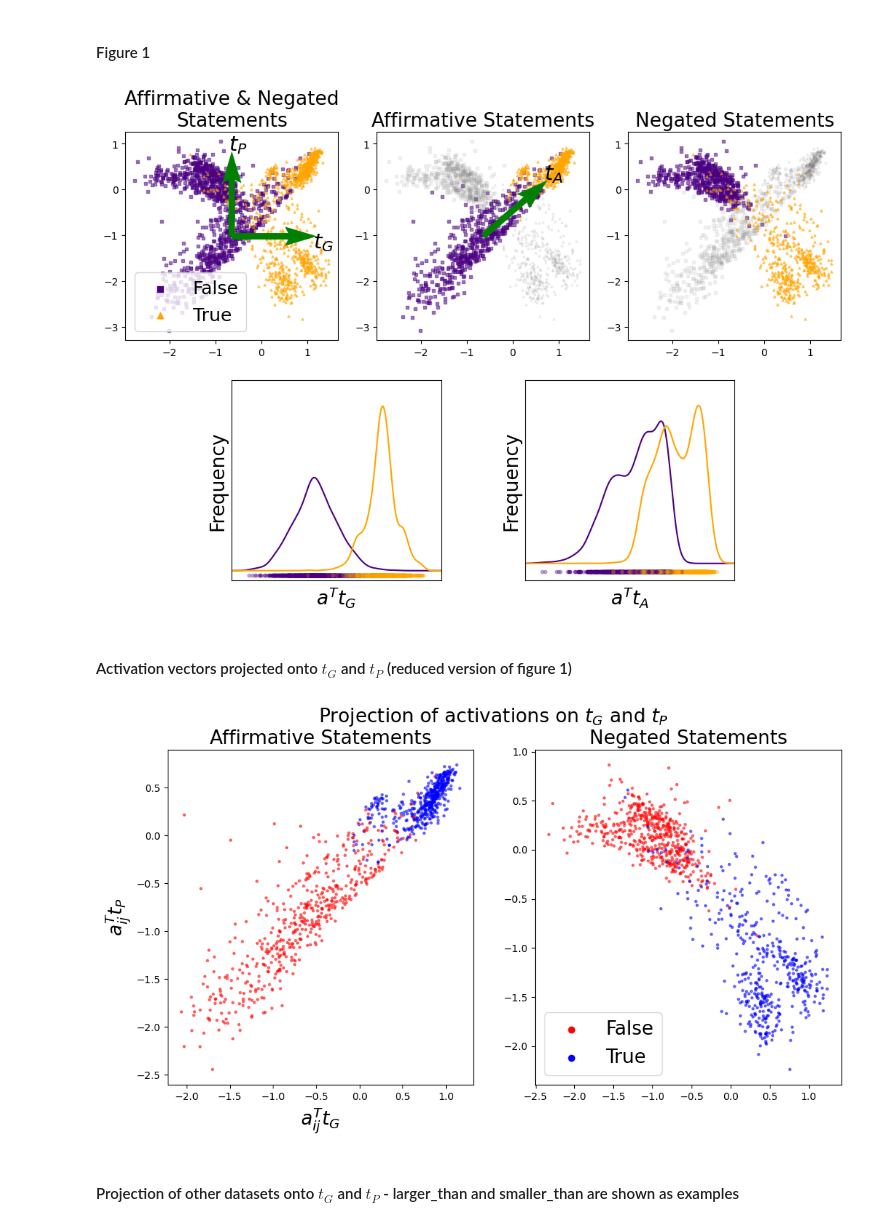
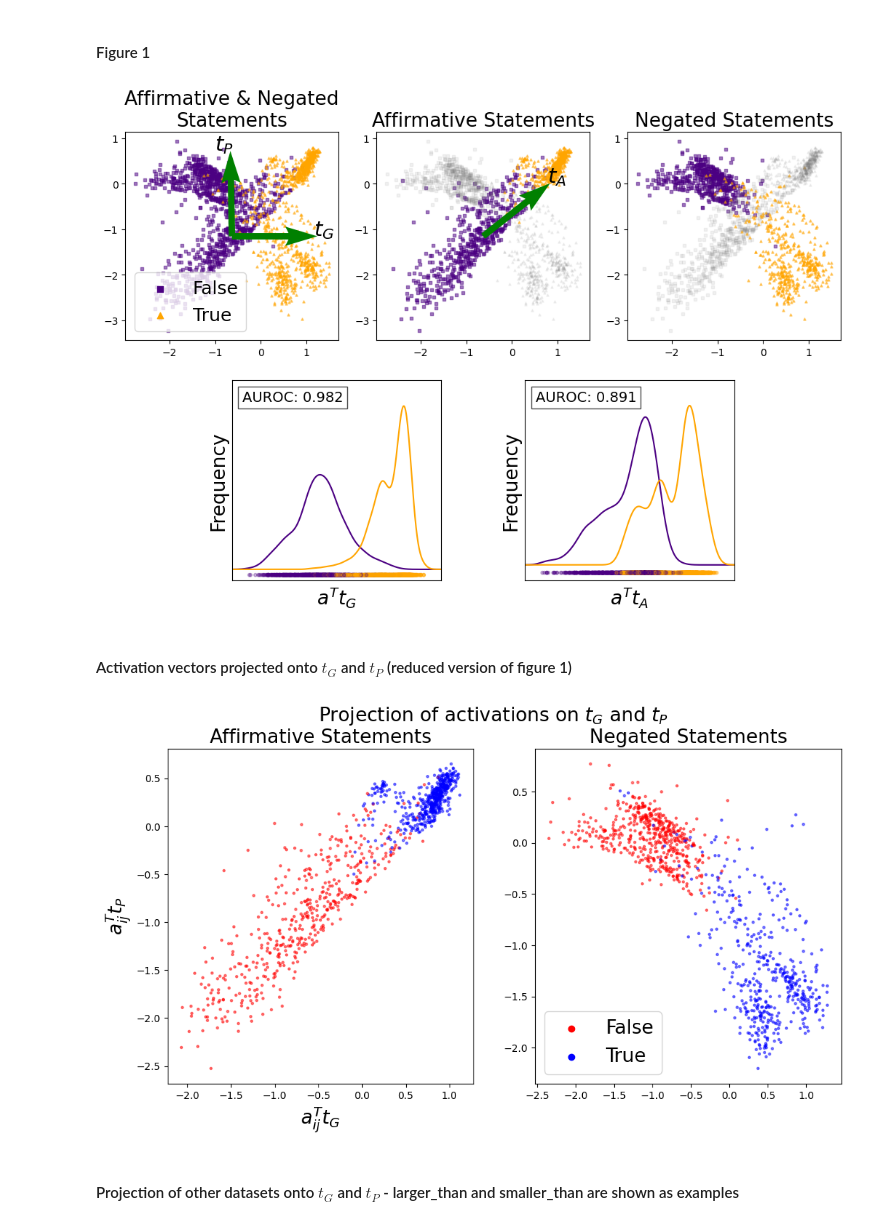
Before and after one commit to sciai-lab/Truth_is_Universal, a Jupyter notebook: truth_directions.ipynb, the cells around one changed output. Saved outputs shown, nothing was run; the diff lists cells and outputs as text; code cells hidden in the pictures.

```diff
--- a/truth_directions.ipynb
+++ b/truth_directions.ipynb
@@ -74,7 +74,7 @@ plt.grid(True)
 ### Supervised learning of the truth directions and classification accuracies
 # %%
 nr_runs = 10
-results = {'t_g': defaultdict(list), 't_p': defaultdict(list)}
+results = {'t_g': defaultdict(list), 't_p': defaultdict(list), 'd_{LR}': defaultdict(list)}
 
 for _ in range(nr_runs):
     for i in range(0, len(train_sets), 2):
@@ -88,6 +88,11 @@ for _ in range(nr_runs):
         # Fit model
         t_g, t_p = learn_truth_directions(acts_centered, labels, polarities)
 
+        # fit LR for comparison
+        LR = LogisticRegression(penalty=None, fit_intercept=False)
+        LR.fit(acts_centered.numpy(), labels.numpy())
+        d_lr = torch.from_numpy(LR.coef_[0]).float()
+
         # Evaluate on held-out sets, assuming affirmative and negated dataset on the same topic are at index i and i+1
         for j in range(2):
             dataset = train_sets[i+j]
@@ -99,6 +104,8 @@ for _ in range(nr_runs):
             results['t_g'][dataset].append((predictions == labels).float().mean().item())
             predictions = torch.heaviside(acts_centered @ t_p, torch.tensor([1.0]))
             results['t_p'][dataset].append((predictions == labels).float().mean().item())
+            predictions = torch.heaviside(acts_centered @ d_lr, torch.tensor([1.0]))
+            results['d_{LR}'][dataset].append((predictions == labels).float().mean().item())
 
 stat_results = compute_statistics(results)
 # %%
@@ -106,9 +113,9 @@ stat_results = compute_statistics(results)
 cmap = LinearSegmentedColormap.from_list('red_yellow', [(1, 0, 0), (1, 1, 0)], N=100)
 
 # Create two subplots side-by-side
-fig, (ax1, ax2) = plt.subplots(figsize=(3, 6), ncols=2)
+fig, (ax1, ax2, ax3) = plt.subplots(figsize=(3, 6), ncols=3)
 
-for ax, key in zip((ax1, ax2), ('t_g', 't_p')):
+for ax, key in zip((ax1, ax2, ax3), ('t_g', 't_p', 'd_{LR}')):
     grid = [[stat_results[key]['mean'][dataset]] for dataset in train_sets]
     im = ax.imshow(grid, vmin=0, vmax=1, cmap=cmap)
 
@@ -122,8 +129,9 @@ for ax, key in zip((ax1, ax2), ('t_g', 't_p')):
 
 ax1.set_yticklabels(train_sets, fontsize=13)
 ax2.set_yticklabels([])
+ax3.set_yticklabels([])
 
-cbar = fig.colorbar(im, ax=[ax1, ax2])
+cbar = fig.colorbar(im, ax=[ax1, ax2, ax3])
 cbar.ax.tick_params(labelsize=13)
 
 fig.suptitle("Classification accuracies", fontsize=15)
@@ -283,6 +291,13 @@ def plot_density(ax, acts, labels, t, xlabel):
     y_max = ax.get_ylim()[1]
     ax.set_ylim(-0.1, y_max * 1.1)  # Extend y-axis slightly above the maximum KDE value
 
+     # Calculate AUROC
+    auroc = calculate_auroc(acts, labels, t)
+
+    # Display AUROC in the top left corner
+    ax.text(0.05, 0.95, f'AUROC: {auroc:.3f}', transform=ax.transAxes,
+            verticalalignment='top', fontsize=14, bbox=dict(facecolor='white', alpha=0.7))
+
     # Set labels and remove ticks
     ax.set_ylabel('Frequency', fontsize=19)
     ax.set_xlabel(xlabel, fontsize=19)
@@ -291,6 +306,18 @@ def plot_density(ax, acts, labels, t, xlabel):
 
     # Add a light grid
     ax.grid(True, linestyle='--', alpha=0.3)
+
+def calculate_auroc(acts, labels, t):
+    if isinstance(acts, torch.Tensor):
+        acts = acts.detach().cpu().numpy()
+    if isinstance(labels, torch.Tensor):
+        labels = labels.detach().cpu().numpy()
+    if isinstance(t, torch.Tensor):
+        t = t.detach().cpu().numpy()
+
+    proj = t @ acts.T
+    auroc = roc_auc_score(labels, proj)
+    return auroc
 # %% [markdown]
 #### Figure 1
 # %%
@@ -307,36 +334,38 @@ axes = [
 acts_affirm, labels_affirm, acts_neg, labels_neg = collect_affirm_neg_data(train_sets, train_set_sizes,
                                                                             model_family, model_size, model_type, layer)
 
 # Compute t_affirm
 t_affirm = compute_t_affirm(acts_affirm, labels_affirm)
 
 # orthonormalise t_g and t_p
 t_g_orthonormal, t_p_orthonormal = compute_orthonormal_vectors(t_g, t_p)
 
 # Project activations
 proj_g_affirm, proj_p_affirm = project_activations(acts_affirm, t_g_orthonormal, t_p_orthonormal)
 proj_g_neg, proj_p_neg = project_activations(acts_neg, t_g_orthonormal, t_p_orthonormal)
 
 # Plot scatter plots
 plot_scatter(axes[0], proj_g_affirm, proj_p_affirm, labels_affirm,
               proj_g_neg, proj_p_neg, labels_neg, 'Affirmative Statements', plot_t_a=True,
                 t_affirm=t_affirm, t_g_orthonormal=t_g_orthonormal, t_p_orthonormal=t_p_orthonormal)
 plot_scatter(axes[1], proj_g_neg, proj_p_neg, labels_neg, proj_g_affirm,
               proj_p_affirm, labels_affirm, 'Negated Statements')
 plot_scatter(axes[2], proj_g_affirm, proj_p_affirm, labels_affirm,
               proj_g_neg, proj_p_neg, labels_neg, 'Affirmative & Negated\nStatements', plot_t_g_t_p=True,
                 t_g=t_g, t_p=t_p, t_g_orthonormal=t_g_orthonormal, t_p_orthonormal=t_p_orthonormal)
 
 # Add legend
 add_legend(axes[2])
 
 # Plot density plots
-plot_density(axes[3], acts_centered, labels, t_affirm, '$a^T t_A$')
-plot_density(axes[4], acts_centered, labels, t_g, '$a^T t_G$')
+acts = torch.cat((acts_affirm, acts_neg), dim=0)
+labels = torch.cat((labels_affirm, labels_neg))
+plot_density(axes[3], acts, labels, t_affirm, '$a^T t_A$')
+plot_density(axes[4], acts, labels, t_g, '$a^T t_G$')
 
 plt.show()
 # %% [output]
-[figure, old version]
+[figure, new version]
 # %% [markdown]
 #### Activation vectors projected onto $t_G$ and $t_P$ (reduced version of figure 1)
 # %%
@@ -366,7 +395,7 @@ axes[1].legend(handles=handles, fontsize=19)
 fig.suptitle('Projection of activations on $t_G$ and $t_P$', fontsize=19)
 plt.show()
 # %% [output]
-[figure, old version]
+[figure, new version]
 # %% [markdown]
 #### Projection of other datasets onto $t_G$ and $t_P$ - larger_than and smaller_than are shown as examples
 # %%
```
Also changed, not shown: parts of 1 cell of this notebook.
